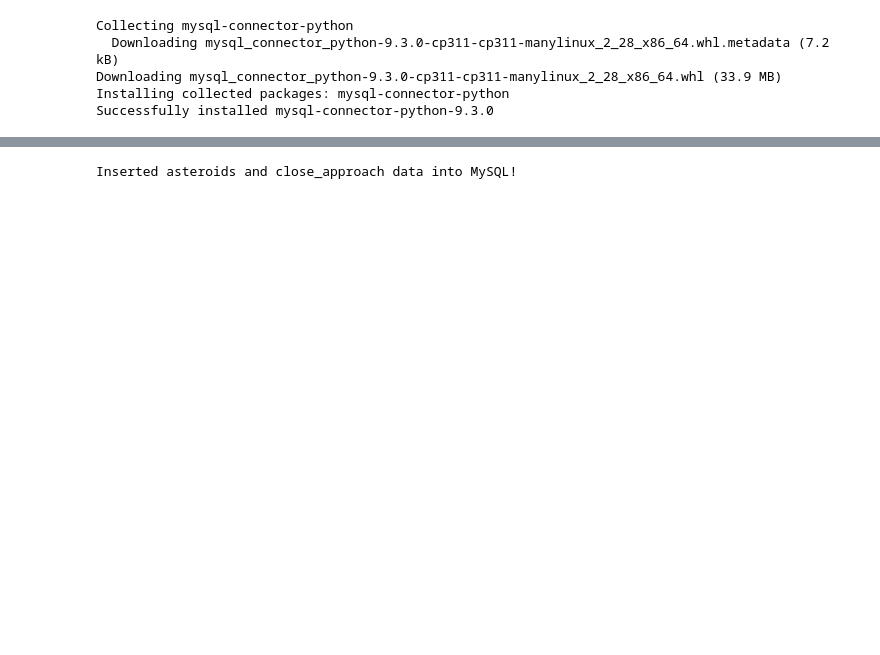
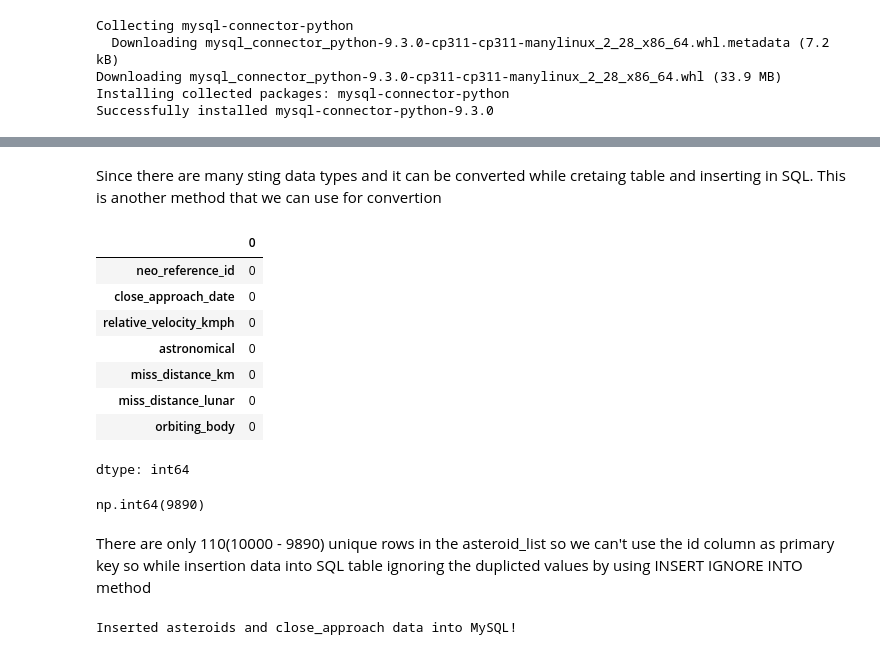
Before and after one commit to Suhail-46/Asteroid-Tracker-for-Earth, a Jupyter notebook: NASA_Project.ipynb, the cells around one changed output, grey strips where cells are left out. Cells and saved outputs as stored; diff of their text form; code cells hidden in the pictures; blank space fills up the shorter version.

```diff
--- a/NASA_Project.ipynb
+++ b/NASA_Project.ipynb
@@ -67,3 +188,25 @@ for close_approach in asteroids_data:
+# %% [markdown]
+Since there are many sting data types and it can be converted while cretaing table and inserting in SQL. This is another method that we can use for convertion
+# %%
+# Ensuring there are no null values
+df2.isnull().sum()
+# %% [output]
+|  | 0 |
+| neo_reference_id | 0 |
+| close_approach_date | 0 |
+| relative_velocity_kmph | 0 |
+| astronomical | 0 |
+| miss_distance_km | 0 |
+| miss_distance_lunar | 0 |
+| orbiting_body | 0 |
+dtype: int64
+# %%
+# Ensuring there are no duplicated rows
+df2.duplicated().sum()
+# %% [output]
+np.int64(9890)
+# %% [markdown]
+There are only 110(10000 - 9890) unique rows in the asteroid_list so we can't use the id column as primary key so while insertion data into SQL table ignoring the duplicted values by using INSERT IGNORE INTO method
 # %%
 # Code to create table and insert the bulk of data into the created table
 import mysql.connector
```
Also changed, not shown: parts of 14 cells of this notebook.
